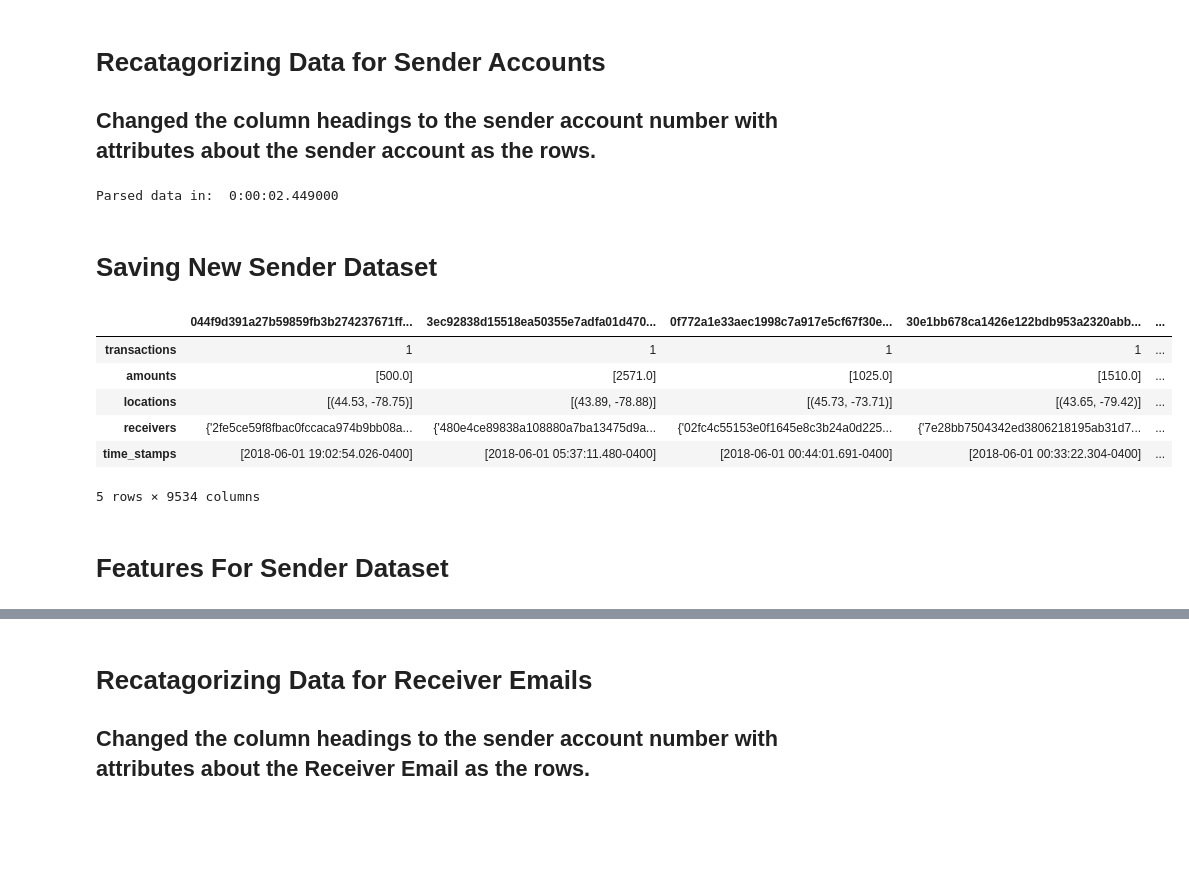
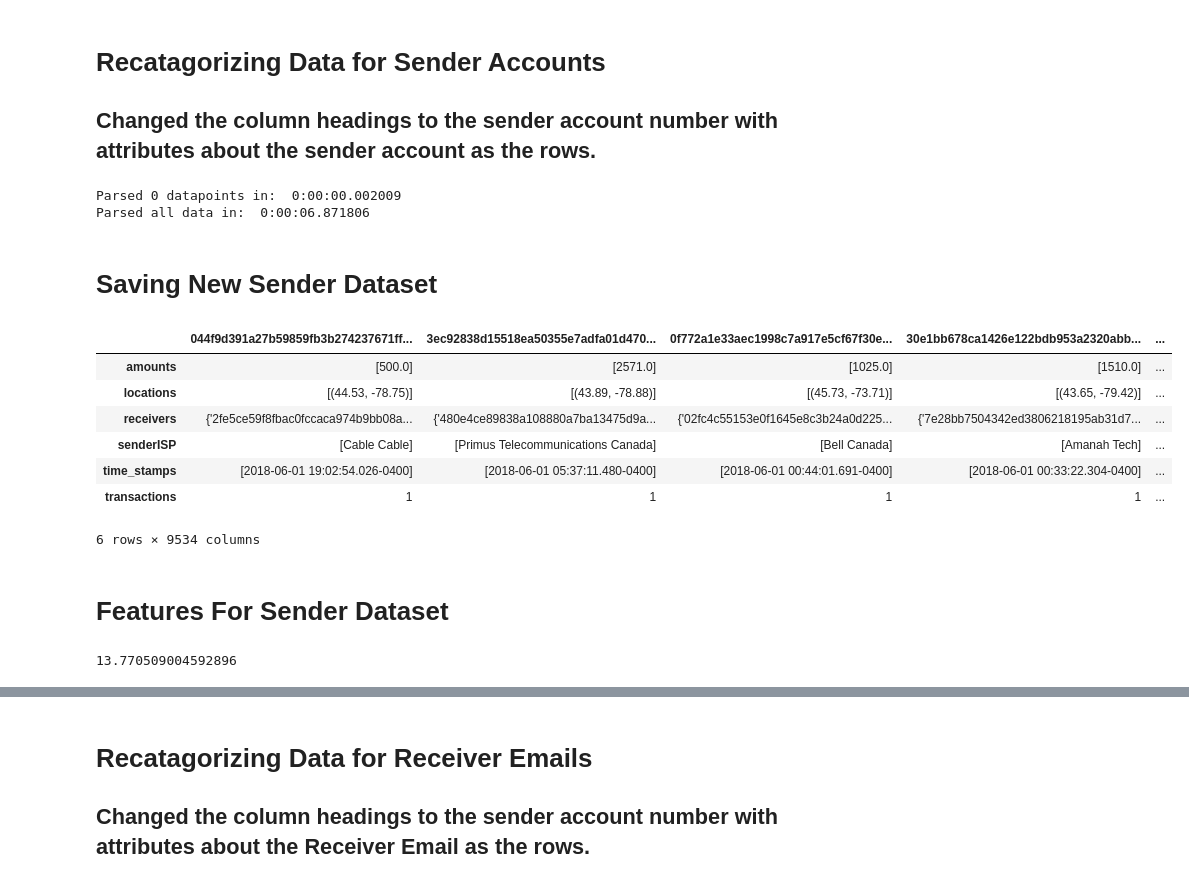
Before and after one commit to BilalQadar/Detecting-Human-Trafficking, a Jupyter notebook: generate_dataset.ipynb, the cells around one changed output, grey strips where cells are left out. Cells and saved outputs as stored; diff of their text form; code cells hidden in the pictures; blank space fills up the shorter version.

```diff
--- a/generate_datasets.ipynb
+++ b/generate_dataset.ipynb
@@ -50,25 +53,30 @@ for i in range(test_len):
         new_data[sender]['receivers'][receiver] += 1
     else:
         new_data[sender]['receivers'][receiver] = 1
+    if i % 100000 == 0:
+        duration = datetime.now() - start_time
+        print("Parsed "+ str(i) + " datapoints in: ", duration)
 
 duration = datetime.now() - start_time
-print("Parsed data in: ", duration)
+print("Parsed all data in: ", duration)
 # %% [output]
-Parsed data in:  0:00:02.449000
+Parsed 0 datapoints in:  0:00:00.002009
+Parsed all data in:  0:00:06.871806
 # %% [markdown]
 # Saving New Sender Dataset
 # %%
 sender = pd.DataFrame.from_dict(new_data)
 # %%
-sender.head()
+sender.head(15)
 # %% [output]
 |  | 044f9d391a27b59859fb3b274237671ff... | 3ec92838d15518ea50355e7adfa01d470... | 0f772a1e33aec1998c7a917e5cf67f30e... | 30e1bb678ca1426e122bdb953a2320abb... | ... |
-| transactions | 1 | 1 | 1 | 1 | ... |
 | amounts | [500.0] | [2571.0] | [1025.0] | [1510.0] | ... |
 | locations | [(44.53, -78.75)] | [(43.89, -78.88)] | [(45.73, -73.71)] | [(43.65, -79.42)] | ... |
 | receivers | {'2fe5ce59f8fbac0fccaca974b9bb08a... | {'480e4ce89838a108880a7ba13475d9a... | {'02fc4c55153e0f1645e8c3b24a0d225... | {'7e28bb7504342ed3806218195ab31d7... | ... |
+| senderISP | [Cable Cable] | [Primus Telecommunications Canada] | [Bell Canada] | [Amanah Tech] | ... |
 | time_stamps | [2018-06-01 19:02:54.026-0400] | [2018-06-01 05:37:11.480-0400] | [2018-06-01 00:44:01.691-0400] | [2018-06-01 00:33:22.304-0400] | ... |
+| transactions | 1 | 1 | 1 | 1 | ... |
-5 rows × 9534 columns
+6 rows × 9534 columns
 # %%
 def unique_senders(dataset):
     different_accounts = []
@@ -253,15 +298,23 @@ def major_cities(dataset):
 # %% [markdown]
 # Features For Sender Dataset
 # %%
+# linear runtime
+import time
+s = time.time()
 sender.loc['mean_transaction_amount'] = mean_amount(sender)
 sender.loc['transacton_std_dev'] = stnd_dev(sender)
 sender.loc['total_ISPs'] = ISP_changes(sender)
-sender.loc['transaction_frequency'] = trans_freq(sender)
+sender.loc['mean_trans_times'] = trans_freq(sender)[0]
+sender.loc['trans_times_std'] = trans_freq(sender)[1]
+sender.loc['transaction_frequency'] = trans_freq(sender)[2]
 sender.loc['distance_from_border'] = distance_from_us(sender)
 sender.loc['unique_receivers'] = unique_senders(sender)
 sender.loc['night_time'] = time_between(sender)
 sender.loc['major_city'] = major_cities(sender)
 #Total Transactions is also a feature included
+print(time.time()-s)
+# %% [output]
+13.770509004592896
 # %%
 sender.head(15)
 # %% [output]
```
Also changed, not shown: parts of 30 cells of this notebook, 2 other files.
